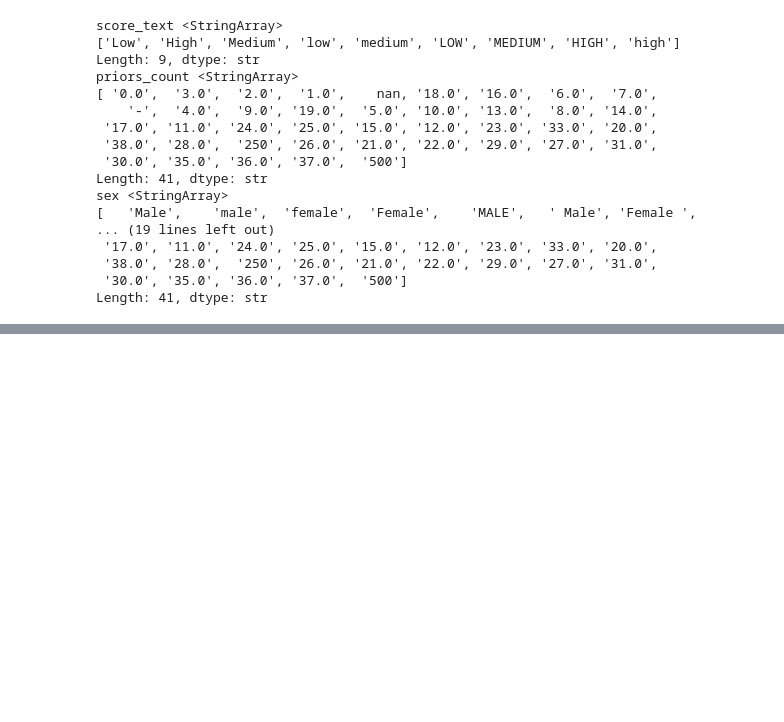
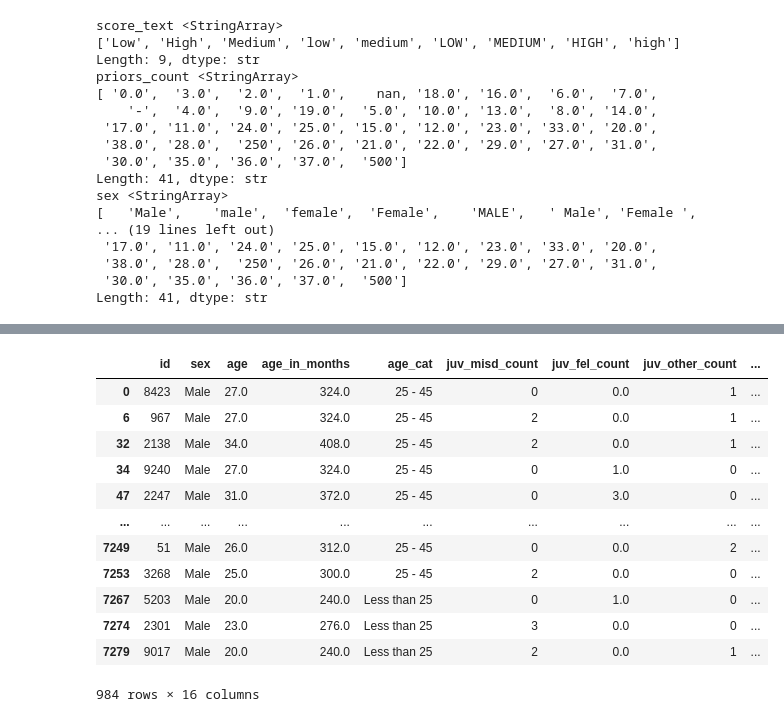
Before and after one commit to Dari212/ETAI-Pipeline, a Jupyter notebook: notebooks/01-explore-data.ipynb, the cells around one changed output, grey strips where cells are left out. Cells and saved outputs as stored; diff of their text form; code cells hidden in the pictures; blank space fills up the shorter version.

```diff
--- a/notebooks/01-explore-data.ipynb
+++ b/notebooks/01-explore-data.ipynb
@@ -113,0 +134,3 @@ TypeError: 'Series' object is not callable
+# %%
+for col in df.select_dtypes(include=["object", "category", "str"]).columns:
+    print(col, df[col].unique())
@@ -113,0 +155,8 @@ TypeError: 'Series' object is not callable
+# %%
+def transform_cat_to_num(df, cols = ["prior_offenses", "priors_count"]):
+    for col in cols:
+        df[col] = pd.to_numeric(df[col], errors='coerce')
+        # errors='coerce' turn non-numeric strings into NaN
+    return df
+# %%
+df = transform_cat_to_num(df)
@@ -113,0 +259,18 @@ TypeError: 'Series' object is not callable
+# %%
+df = df[['id', 'sex', 'age', 'age_in_months','age_cat', 'juv_misd_count', 'juv_fel_count', 'juv_other_count', 'juvenile_total','prior_offenses', 'priors_count','race', 'c_charge_degree', 'two_year_recid', 'score_text', 'decile_score']]
+# %%
+df[df['juvenile_total'] != 0.0]
+# %% [output]
+|  | id | sex | age | age_in_months | age_cat | juv_misd_count | juv_fel_count | juv_other_count | ... |
+| 0 | 8423 | Male | 27.0 | 324.0 | 25 - 45 | 0 | 0.0 | 1 | ... |
+| 6 | 967 | Male | 27.0 | 324.0 | 25 - 45 | 2 | 0.0 | 1 | ... |
+| 32 | 2138 | Male | 34.0 | 408.0 | 25 - 45 | 2 | 0.0 | 1 | ... |
+| 34 | 9240 | Male | 27.0 | 324.0 | 25 - 45 | 0 | 1.0 | 0 | ... |
+| 47 | 2247 | Male | 31.0 | 372.0 | 25 - 45 | 0 | 3.0 | 0 | ... |
+| ... | ... | ... | ... | ... | ... | ... | ... | ... | ... |
+| 7249 | 51 | Male | 26.0 | 312.0 | 25 - 45 | 0 | 0.0 | 2 | ... |
+| 7253 | 3268 | Male | 25.0 | 300.0 | 25 - 45 | 2 | 0.0 | 0 | ... |
+| 7267 | 5203 | Male | 20.0 | 240.0 | Less than 25 | 0 | 1.0 | 0 | ... |
+| 7274 | 2301 | Male | 23.0 | 276.0 | Less than 25 | 3 | 0.0 | 0 | ... |
+| 7279 | 9017 | Male | 20.0 | 240.0 | Less than 25 | 2 | 0.0 | 1 | ... |
+984 rows × 16 columns
```
Also changed, not shown: parts of 27 cells of this notebook.
